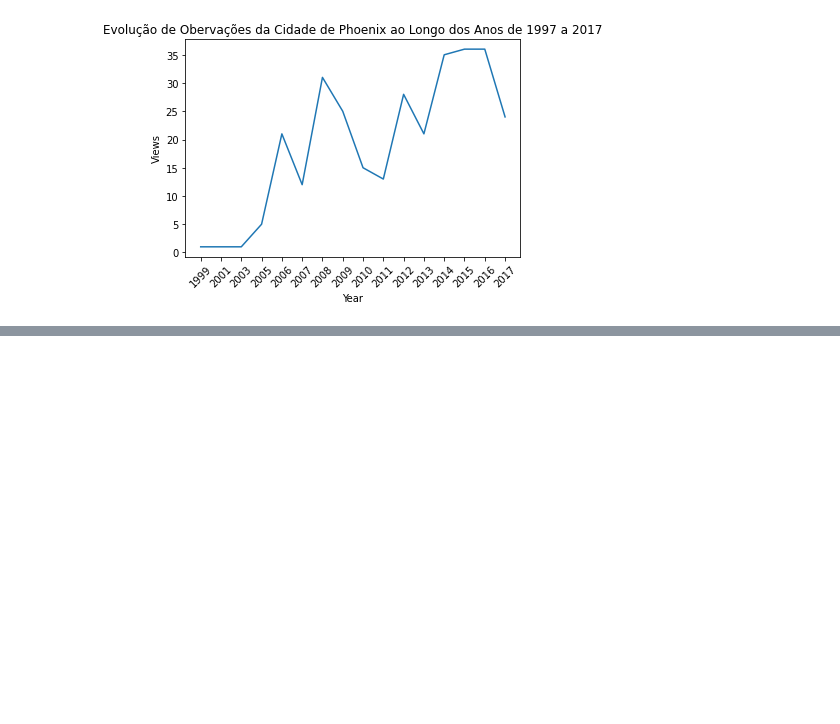
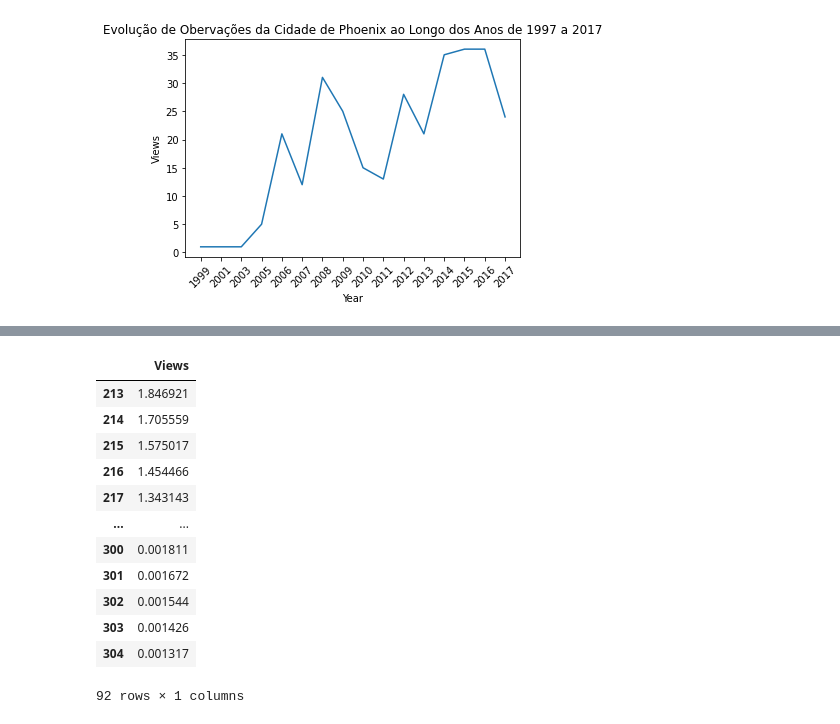
Before and after one commit to marinhothiago/webscraping-ovnis, a Jupyter notebook: 7a Etapa - Analise Temporal/5_12_Análise_temporal.ipynb, the cells around one changed output, grey strips where cells are left out. Saved outputs shown, nothing was run; the diff lists cells and outputs as text; code cells hidden in the pictures; blank space fills up the shorter version.

```diff
--- a/7a Etapa - Analise Temporal/5_12_Análise_temporal.ipynb
+++ b/7a Etapa - Analise Temporal/5_12_Análise_temporal.ipynb
@@ -150,0 +274,18 @@ plt.show()
+# %%
+df_forecast = pd.DataFrame(res.forecast(92), columns=['Views'])
+# %%
+df_forecast
+# %% [output]
+|  | Views |
+| 213 | 1.846921 |
+| 214 | 1.705559 |
+| 215 | 1.575017 |
+| 216 | 1.454466 |
+| 217 | 1.343143 |
+| ... | ... |
+| 300 | 0.001811 |
+| 301 | 0.001672 |
+| 302 | 0.001544 |
+| 303 | 0.001426 |
+| 304 | 0.001317 |
+92 rows × 1 columns
```
Also changed, not shown: parts of 21 cells of this notebook, 1 other file.
